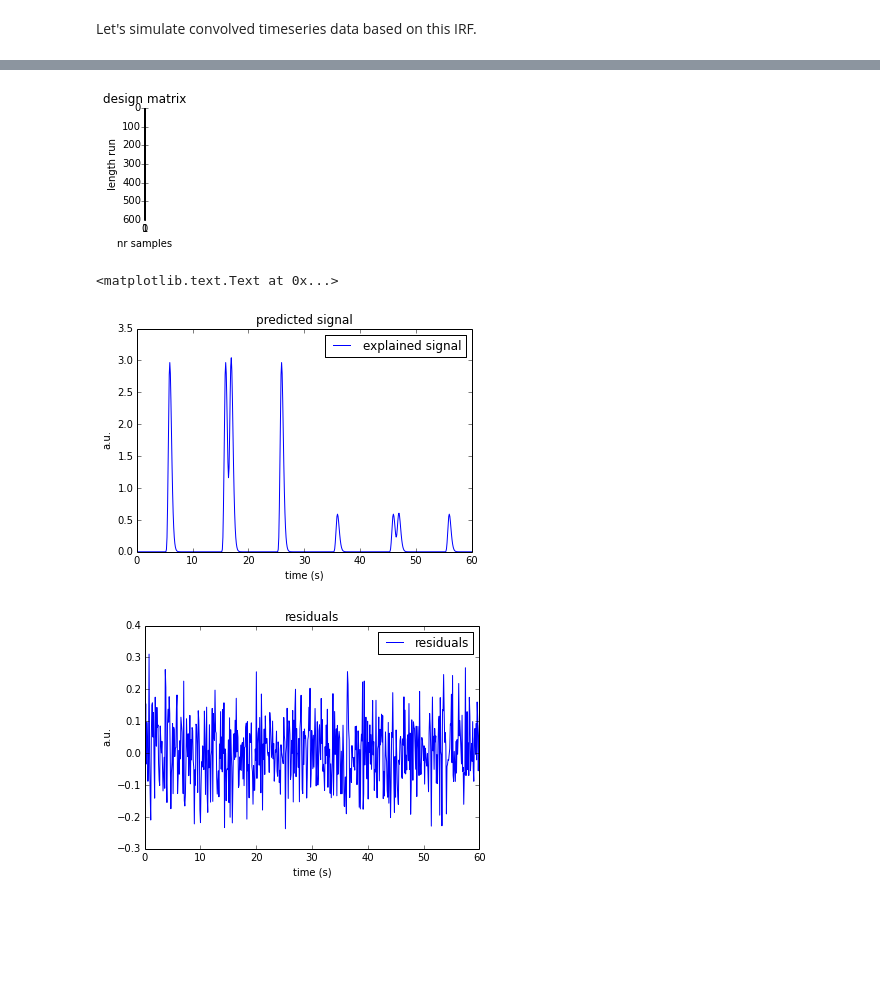
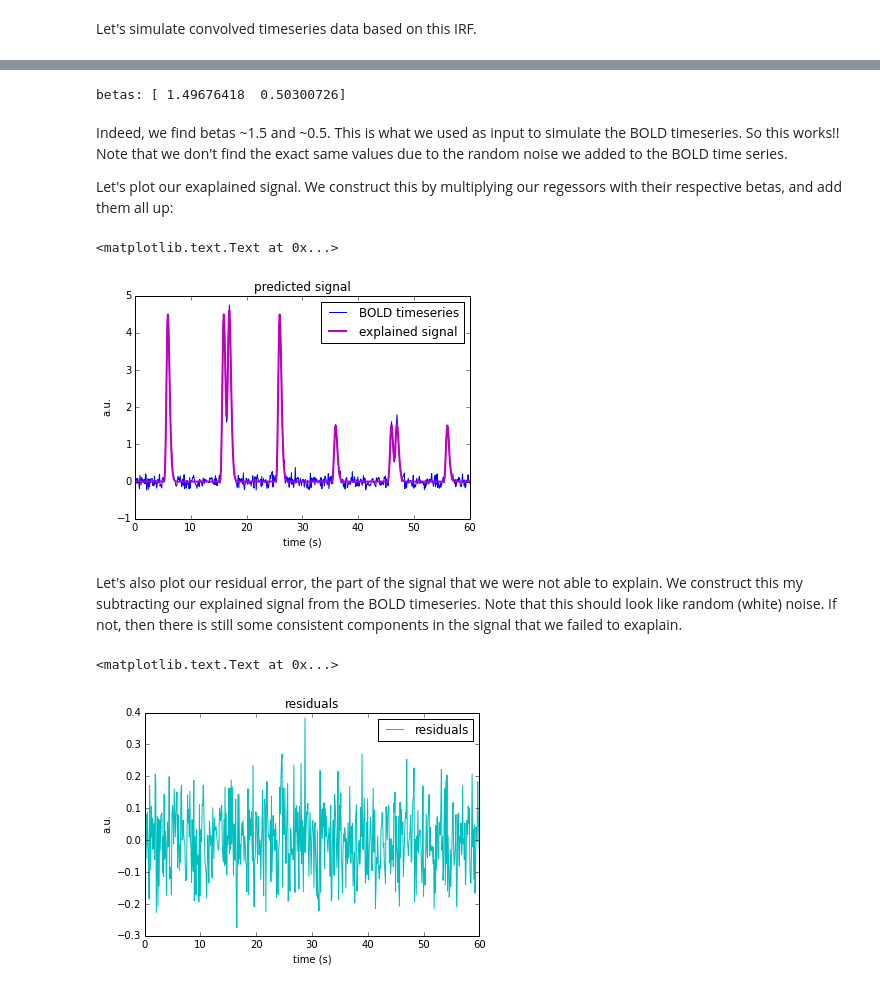
Before and after one commit to jwdegee/IPython-Notebook-Tutorials, a Jupyter notebook: PRF_GLM.ipynb, the cells around one changed output, grey strips where cells are left out. Saved outputs shown, nothing was run; the diff lists cells and outputs as text; code cells hidden in the pictures; blank space fills up the shorter version.

```diff
--- a/PRF_GLM.ipynb
+++ b/PRF_GLM.ipynb
@@ -167,38 +160,49 @@ In the GLM, with a procedure called "multiple regression" we do this for all reg
 # make design matrix:
 designMatrix = np.vstack((regr_l_convolved, regr_r_convolved))
 
-# plot design matrix:
-fig = plt.figure(figsize=(2,2))
-plt.imshow(designMatrix.T)
-plt.xticks([0,1])
-plt.title('design matrix')
-plt.xlabel('nr samples')
-plt.ylabel('length run')
+# # plot design matrix:
+# fig = plt.figure(figsize=(2,2))
+# plt.imshow(designMatrix.T)
+# plt.xticks([0,1])
+# plt.title('design matrix')
+# plt.xlabel('nr samples')
+# plt.ylabel('length run')
 
 # multiple regression:
 designMatrix = np.mat(designMatrix).T
 betas = ((designMatrix.T * designMatrix).I * designMatrix.T) * np.mat(convolved_signal_noise).T
 betas = np.array(betas)
+
+print 'betas: {}'.format(betas.ravel())
 # %% [output]
-[figure, removed]
+betas: [ 1.49676418  0.50300726]
+# %% [markdown]
+Indeed, we find betas ~1.5 and ~0.5. This is what we used as input to simulate the BOLD timeseries. So this works!! Note that we don't find the exact same values due to the random noise we added to the BOLD time series.
+
+Let's plot our exaplained signal. We construct this by multiplying our regessors with their respective betas, and add them all up:
 # %%
 explained_signal = regr_l_convolved*betas[0] + regr_r_convolved*betas[1]
 residuals = convolved_signal_noise - explained_signal
 
 fig = plt.figure()
-plt.plot(timepoints, explained_signal, color='b')
-plt.legend(['explained signal'], loc=1)
+plt.plot(timepoints, convolved_signal_noise, 'b')
+plt.plot(timepoints, explained_signal, 'm', lw=2)
+plt.legend(['BOLD timeseries', 'explained signal'], loc=1)
 plt.title('predicted signal')
 plt.xlabel('time (s)')
 plt.ylabel('a.u.')
-
-fig = plt.figure()
-plt.plot(timepoints, residuals, color='b')
-plt.legend(['residuals'], loc=1)
-plt.title('residuals')
-plt.xlabel('time (s)')
-plt.ylabel('a.u.')
 # %% [output]
 <matplotlib.text.Text at 0x...>
-[figure, old version]
+[figure, new version]
-[figure, removed]
+# %% [markdown]
+Let's also plot our residual error, the part of the signal that we were not able to explain. We construct this my subtracting our explained signal from the BOLD timeseries. Note that this should look like random (white) noise. If not, then there is still some consistent components in the signal that we failed to exaplain.
+# %%
+fig = plt.figure()
+plt.plot(timepoints, residuals, 'c')
+plt.legend(['residuals'], loc=1)
+plt.title('residuals')
+plt.xlabel('time (s)')
+plt.ylabel('a.u.')
+# %% [output]
+<matplotlib.text.Text at 0x...>
+[figure, added]
```
Also changed, not shown: parts of 13 cells of this notebook, 1 other file.
